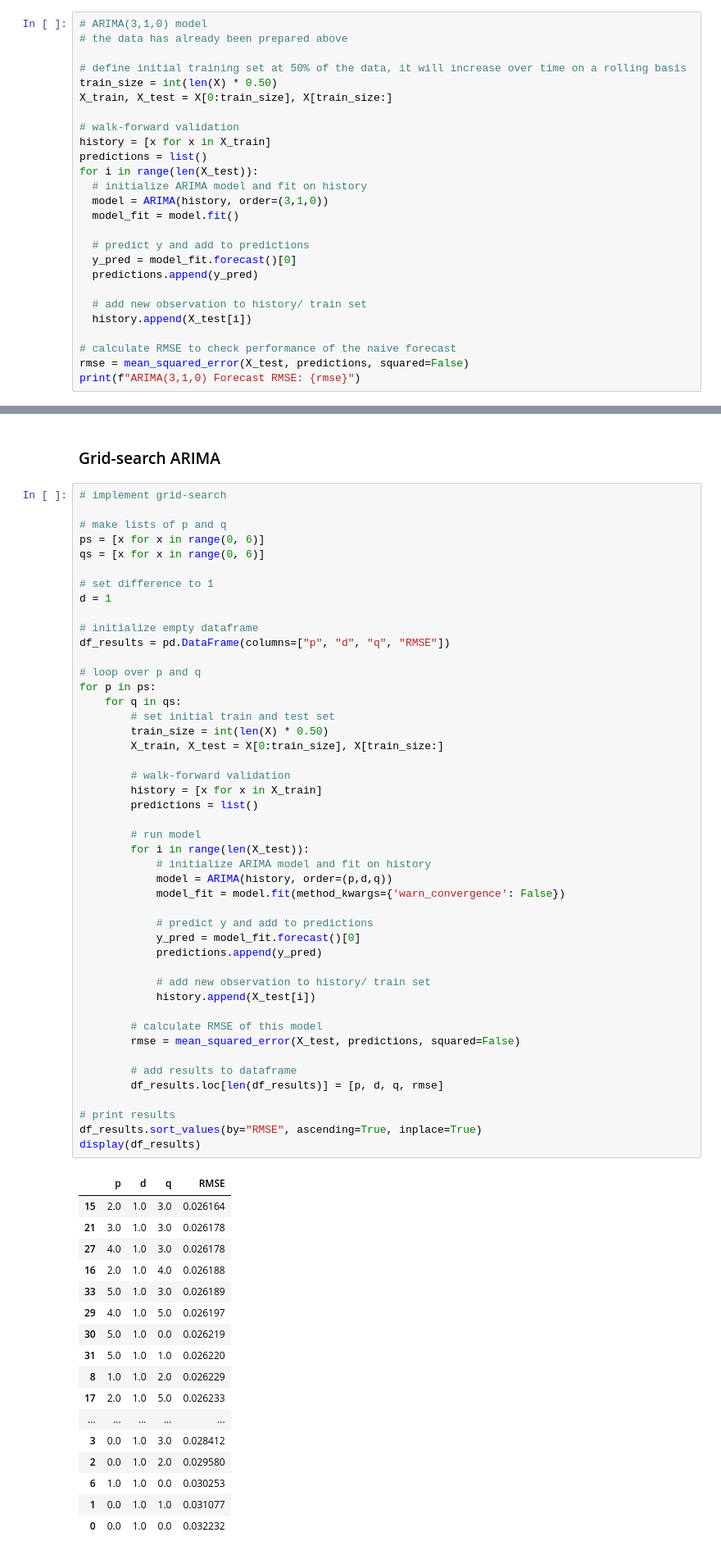
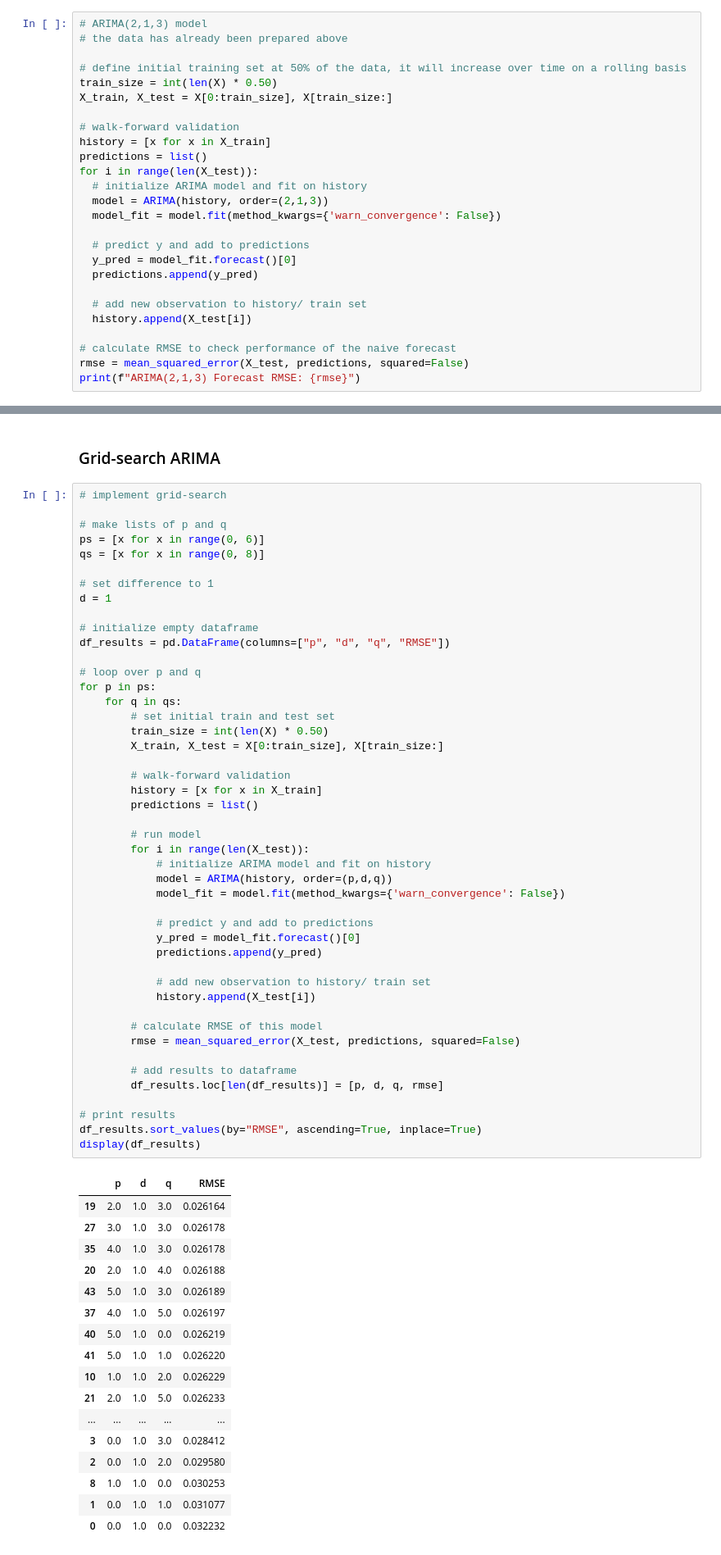
Before and after one commit to eduardotanqueiro/Project2-AAA, a Jupyter notebook: src/AAA2324_P2_62515_62928.ipynb, the cells around one changed output, grey strips where cells are left out. Shown at 82% size. Cells and saved outputs as stored; diff of their text form.

Commit message:
finished ARIMA model

```diff
--- a/src/AAA2324_P2_62515_62928.ipynb
+++ b/src/AAA2324_P2_62515_62928.ipynb
@@ -682,5 +681,5 @@ Also, we use the "Yule-Walker" estimation method as it's particularly suitable f
 # %%
-# ARIMA(3,1,0) model
+# ARIMA(2,1,3) model
 # the data has already been prepared above
 
 # define initial training set at 50% of the data, it will increase over time on a rolling basis
@@ -692,8 +691,8 @@ history = [x for x in X_train]
 predictions = list()
 for i in range(len(X_test)):
   # initialize ARIMA model and fit on history
-  model = ARIMA(history, order=(3,1,0))
-  model_fit = model.fit()
+  model = ARIMA(history, order=(2,1,3))
+  model_fit = model.fit(method_kwargs={'warn_convergence': False})
 
   # predict y and add to predictions
   y_pred = model_fit.forecast()[0]
@@ -704,5 +703,5 @@ for i in range(len(X_test)):
 
 # calculate RMSE to check performance of the naive forecast
 rmse = mean_squared_error(X_test, predictions, squared=False)
-print(f"ARIMA(3,1,0) Forecast RMSE: {rmse}")
+print(f"ARIMA(2,1,3) Forecast RMSE: {rmse}")
 # %% [output]
@@ -785,7 +786,7 @@ The manual process for estimating an ARIMA model reveals that an AR(3) process w
 
 # make lists of p and q
 ps = [x for x in range(0, 6)]
-qs = [x for x in range(0, 6)]
+qs = [x for x in range(0, 8)]
 
 # set difference to 1
 d = 1
@@ -801,46 +802,46 @@ for p in ps:
         X_train, X_test = X[0:train_size], X[train_size:]
 
         # walk-forward validation
         history = [x for x in X_train]
         predictions = list()
 
         # run model
         for i in range(len(X_test)):
             # initialize ARIMA model and fit on history
             model = ARIMA(history, order=(p,d,q))
             model_fit = model.fit(method_kwargs={'warn_convergence': False})
 
             # predict y and add to predictions
             y_pred = model_fit.forecast()[0]
             predictions.append(y_pred)
 
             # add new observation to history/ train set
             history.append(X_test[i])
 
         # calculate RMSE of this model
         rmse = mean_squared_error(X_test, predictions, squared=False)
 
         # add results to dataframe
         df_results.loc[len(df_results)] = [p, d, q, rmse]
 
 # print results
 df_results.sort_values(by="RMSE", ascending=True, inplace=True)
 display(df_results)
 # %% [output]
 |  | p | d | q | RMSE |
-| 15 | 2.0 | 1.0 | 3.0 | 0.026164 |
-| 21 | 3.0 | 1.0 | 3.0 | 0.026178 |
-| 27 | 4.0 | 1.0 | 3.0 | 0.026178 |
-| 16 | 2.0 | 1.0 | 4.0 | 0.026188 |
-| 33 | 5.0 | 1.0 | 3.0 | 0.026189 |
-| 29 | 4.0 | 1.0 | 5.0 | 0.026197 |
-| 30 | 5.0 | 1.0 | 0.0 | 0.026219 |
-| 31 | 5.0 | 1.0 | 1.0 | 0.026220 |
-| 8 | 1.0 | 1.0 | 2.0 | 0.026229 |
-| 17 | 2.0 | 1.0 | 5.0 | 0.026233 |
+| 19 | 2.0 | 1.0 | 3.0 | 0.026164 |
+| 27 | 3.0 | 1.0 | 3.0 | 0.026178 |
+| 35 | 4.0 | 1.0 | 3.0 | 0.026178 |
+| 20 | 2.0 | 1.0 | 4.0 | 0.026188 |
+| 43 | 5.0 | 1.0 | 3.0 | 0.026189 |
+| 37 | 4.0 | 1.0 | 5.0 | 0.026197 |
+| 40 | 5.0 | 1.0 | 0.0 | 0.026219 |
+| 41 | 5.0 | 1.0 | 1.0 | 0.026220 |
+| 10 | 1.0 | 1.0 | 2.0 | 0.026229 |
+| 21 | 2.0 | 1.0 | 5.0 | 0.026233 |
 | ... | ... | ... | ... | ... |
 | 3 | 0.0 | 1.0 | 3.0 | 0.028412 |
 | 2 | 0.0 | 1.0 | 2.0 | 0.029580 |
-| 6 | 1.0 | 1.0 | 0.0 | 0.030253 |
+| 8 | 1.0 | 1.0 | 0.0 | 0.030253 |
 | 1 | 0.0 | 1.0 | 1.0 | 0.031077 |
 | 0 | 0.0 | 1.0 | 0.0 | 0.032232 |
```
Also changed, not shown: parts of 12 cells of this notebook.
